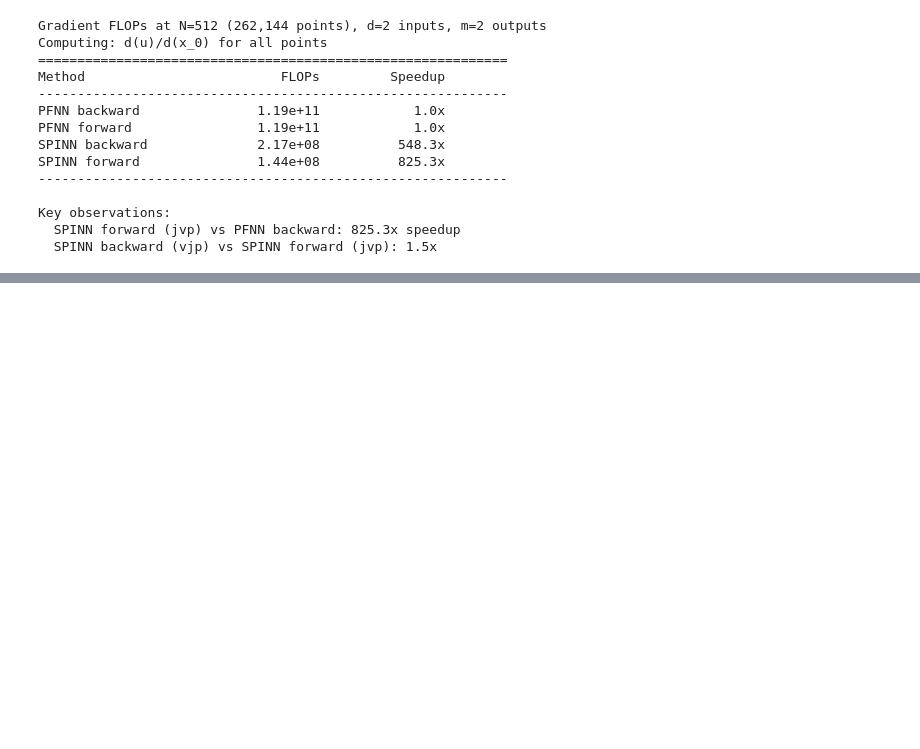
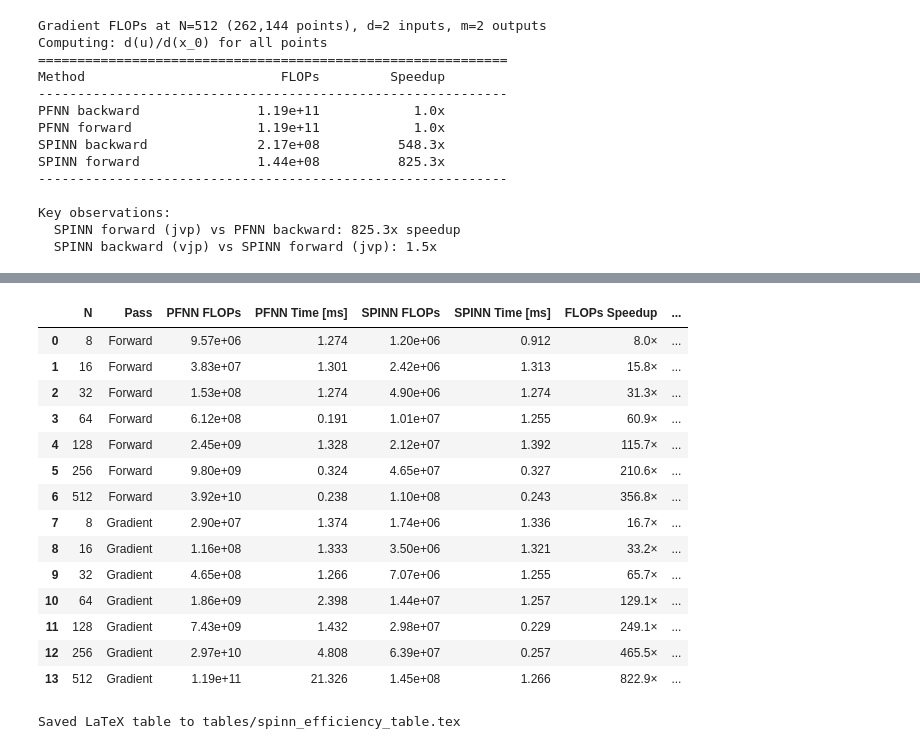
Before and after one commit to bonneted/PhD, a Jupyter notebook: chapters/III_ImprovingPINNs/01_spinn_computation.ipynb, the cells around one changed output, grey strips where cells are left out. Cells and saved outputs as stored; diff of their text form; code cells hidden in the pictures; blank space fills up the shorter version.

```diff
--- a/chapters/III_ImprovingPINNs/01_spinn_computation.ipynb
+++ b/chapters/III_ImprovingPINNs/01_spinn_computation.ipynb
@@ -470,0 +369,75 @@ At N=512 (262,144 points):
+# %%
+# Generate comprehensive table, display as DataFrame, and save to disk
+from IPython.display import display
+import pandas as pd
+from phd.io import save_df_to_latex
+
+timing_total_points = [n**2 for n in timing_batch_sizes]
+
+# Build DataFrame with all data
+data = []
+for i, n in enumerate(timing_batch_sizes):
+    data.append({
+        'N': n,
+        'Pass': 'Forward',
+        'PFNN FLOPs': pfnn_fwd_flops[i],
+        'PFNN Time [ms]': pfnn_fwd_times[i],
+        'SPINN FLOPs': spinn_fwd_flops[i],
+        'SPINN Time [ms]': spinn_fwd_times[i],
+        'FLOPs Speedup': fwd_speedup[i],
+        'Time Speedup': time_fwd_speedup[i],
+    })
+for i, n in enumerate(timing_batch_sizes):
+    data.append({
+        'N': n,
+        'Pass': 'Gradient',
+        'PFNN FLOPs': pfnn_grad_flops[i],
+        'PFNN Time [ms]': pfnn_grad_times[i],
+        'SPINN FLOPs': spinn_grad_flops[i],
+        'SPINN Time [ms]': spinn_grad_times[i],
+        'FLOPs Speedup': grad_speedup[i],
+        'Time Speedup': time_grad_speedup[i],
+    })
+
+df_results = pd.DataFrame(data)
+
+# Display styled DataFrame
+display(
+    df_results.style
+    .format("{:.2e}", subset=["PFNN FLOPs", "SPINN FLOPs"])
+    .format("{:.3f}", subset=["PFNN Time [ms]", "SPINN Time [ms]"])
+    .format("{:.1f}×", subset=["FLOPs Speedup", "Time Speedup"])
+    .set_properties(subset=["Pass"], **{"text-align": "left"})
+)
+
+# Save LaTeX table
+if save_fig:  # reuse save_fig flag for tables
+    table_dir = "./tables"
+    os.makedirs(table_dir, exist_ok=True)
+
+    formatters = {
+        "PFNN FLOPs": "{:.2e}",
+        "SPINN FLOPs": "{:.2e}",
+        "PFNN Time [ms]": "{:.3f}",
+        "SPINN Time [ms]": "{:.3f}",
+        "FLOPs Speedup": "{:.1f}",
+        "Time Speedup": "{:.1f}",
+    }
+    save_df_to_latex(df_results, "./tables/spinn_efficiency_table.tex", formatters=formatters)
+# %% [output]
+|  | N | Pass | PFNN FLOPs | PFNN Time [ms] | SPINN FLOPs | SPINN Time [ms] | FLOPs Speedup | ... |
+| 0 | 8 | Forward | 9.57e+06 | 1.274 | 1.20e+06 | 0.912 | 8.0× | ... |
+| 1 | 16 | Forward | 3.83e+07 | 1.301 | 2.42e+06 | 1.313 | 15.8× | ... |
+| 2 | 32 | Forward | 1.53e+08 | 1.274 | 4.90e+06 | 1.274 | 31.3× | ... |
+| 3 | 64 | Forward | 6.12e+08 | 0.191 | 1.01e+07 | 1.255 | 60.9× | ... |
+| 4 | 128 | Forward | 2.45e+09 | 1.328 | 2.12e+07 | 1.392 | 115.7× | ... |
+| 5 | 256 | Forward | 9.80e+09 | 0.324 | 4.65e+07 | 0.327 | 210.6× | ... |
+| 6 | 512 | Forward | 3.92e+10 | 0.238 | 1.10e+08 | 0.243 | 356.8× | ... |
+| 7 | 8 | Gradient | 2.90e+07 | 1.374 | 1.74e+06 | 1.336 | 16.7× | ... |
+| 8 | 16 | Gradient | 1.16e+08 | 1.333 | 3.50e+06 | 1.321 | 33.2× | ... |
+| 9 | 32 | Gradient | 4.65e+08 | 1.266 | 7.07e+06 | 1.255 | 65.7× | ... |
+| 10 | 64 | Gradient | 1.86e+09 | 2.398 | 1.44e+07 | 1.257 | 129.1× | ... |
+| 11 | 128 | Gradient | 7.43e+09 | 1.432 | 2.98e+07 | 0.229 | 249.1× | ... |
+| 12 | 256 | Gradient | 2.97e+10 | 4.808 | 6.39e+07 | 0.257 | 465.5× | ... |
+| 13 | 512 | Gradient | 1.19e+11 | 21.326 | 1.45e+08 | 1.266 | 822.9× | ... |
+Saved LaTeX table to tables/spinn_efficiency_table.tex
```
Also changed, not shown: parts of 6 cells of this notebook, 3 other files.
